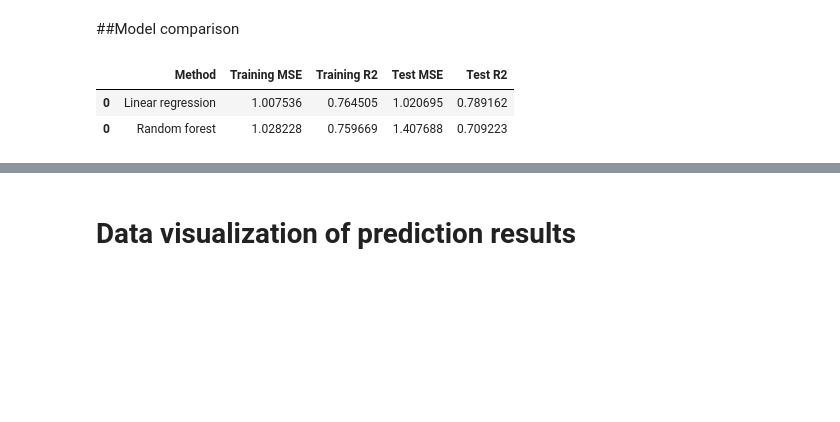
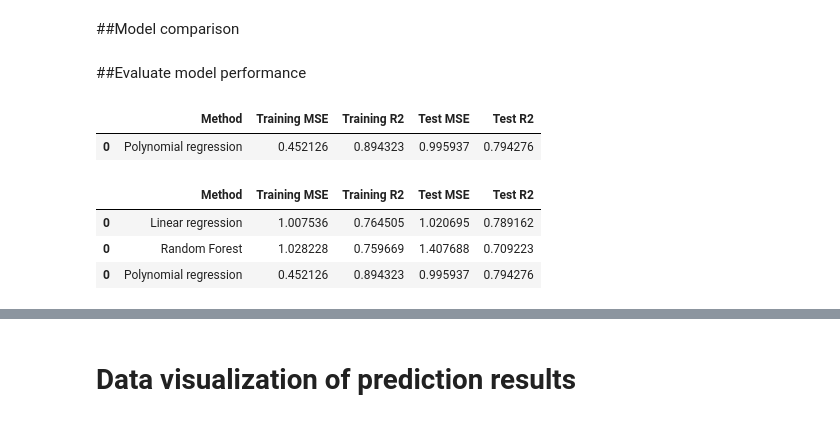
Before and after one commit to Jintophilip-ctl/AILearning, a Jupyter notebook: FIRST_AI.ipynb, the cells around one changed output, grey strips where cells are left out. Saved outputs shown, nothing was run; the diff lists cells and outputs as text; code cells hidden in the pictures; blank space fills up the shorter version.

```diff
--- a/FIRST_AI.ipynb
+++ b/FIRST_AI.ipynb
@@ -226,0 +303,6 @@ rf_results
+# %%
+
+from sklearn.linear_model import LinearRegression
+
+plr = LinearRegression()
+plr.fit(x_pr_train, y_train)
@@ -226,0 +313,3 @@ rf_results
+# %%
+y_pl_train_pred = plr.predict(x_pr_train)
+y_pl_test_pred = plr.predict(x_pr_test)
@@ -227,12 +358,31 @@ rf_results
 # %% [markdown]
 ##Model comparison
+# %% [markdown]
+##Evaluate model performance
+# %%
+from sklearn.metrics import mean_squared_error, r2_score
+
+pl_train_mse = mean_squared_error(y_train, y_pl_train_pred)
+pl_train_r2 = r2_score(y_train,  y_pl_train_pred)
+
+pl_test_mse = mean_squared_error(y_test, y_pl_test_pred)
+pl_test_r2 = r2_score(y_test, y_pl_test_pred)
+# %%
+
+plr_results = pd.DataFrame(['Polynomial regression', pl_train_mse, pl_train_r2, pl_test_mse, pl_test_r2]).transpose()
+plr_results.columns = ['Method', 'Training MSE', 'Training R2', 'Test MSE', 'Test R2']
+plr_results
+# %% [output]
+|  | Method | Training MSE | Training R2 | Test MSE | Test R2 |
+| 0 | Polynomial regression | 0.452126 | 0.894323 | 0.995937 | 0.794276 |
 # %%
-df_models = pd.concat([lr_results, rf_results], axis=0)
+df_models = pd.concat([lr_results, rf_results,plr_results], axis=0)
 df_models
 # %% [output]
 |  | Method | Training MSE | Training R2 | Test MSE | Test R2 |
 | 0 | Linear regression | 1.007536 | 0.764505 | 1.020695 | 0.789162 |
-| 0 | Random forest | 1.028228 | 0.759669 | 1.407688 | 0.709223 |
+| 0 | Random Forest | 1.028228 | 0.759669 | 1.407688 | 0.709223 |
+| 0 | Polynomial regression | 0.452126 | 0.894323 | 0.995937 | 0.794276 |
 # %%
 df_models.reset_index(drop=True)
 df_models
```
Also changed, not shown: parts of 20 cells of this notebook.
